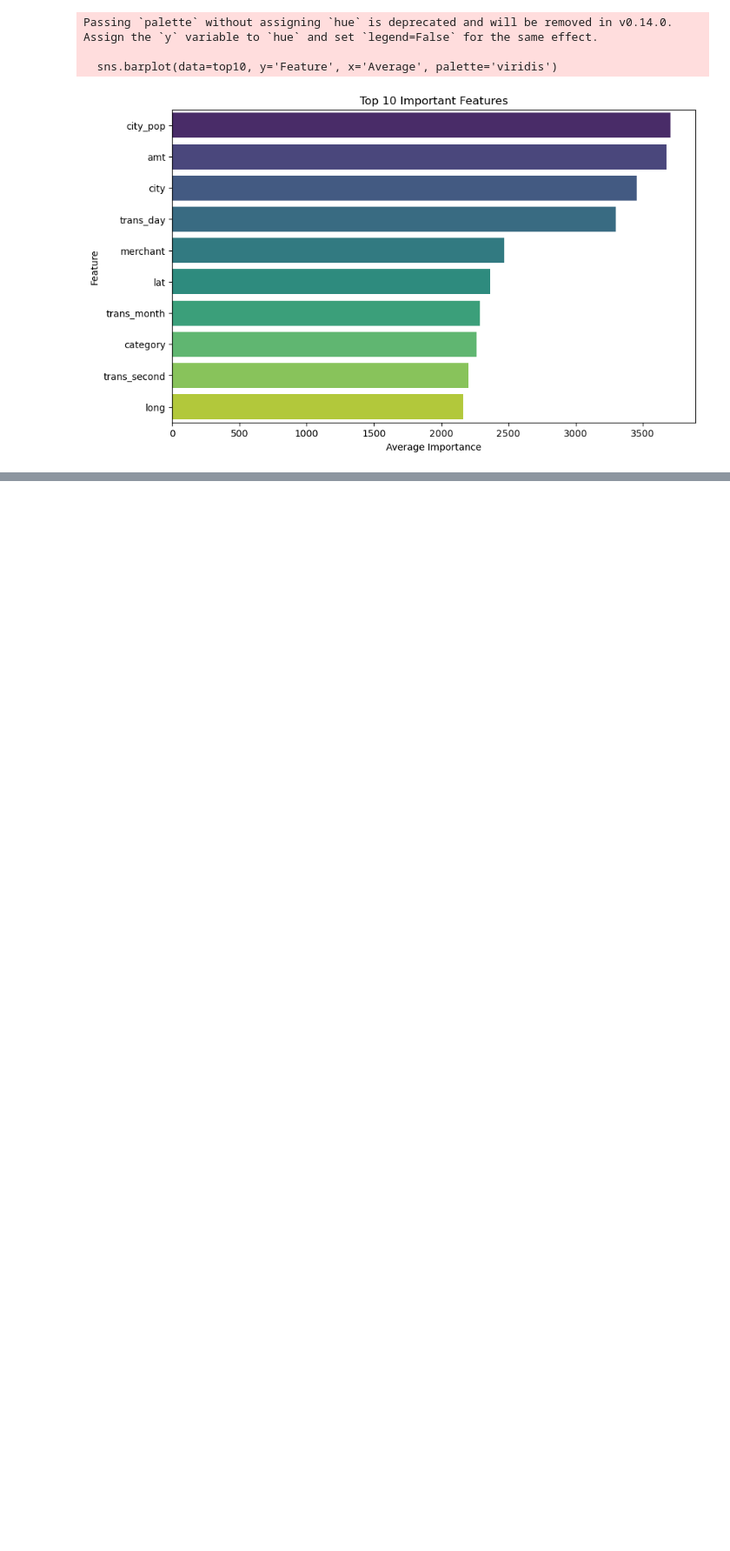
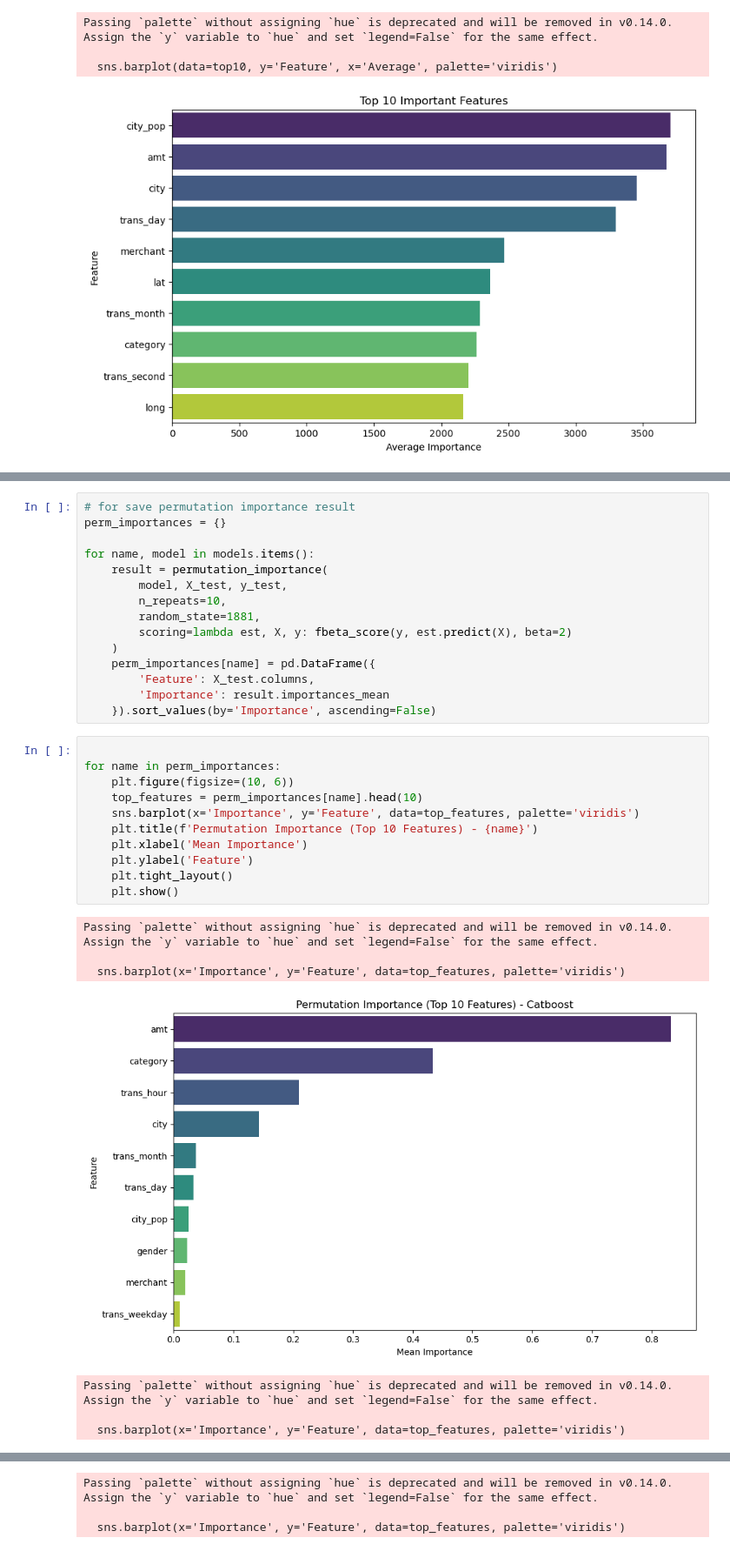
Before and after one commit to 5h4tt3r/creditML, a Jupyter notebook: notebooks/1)Processing+EDA/featureProcessingFraud.ipynb, the cells around one changed output, grey strips where cells are left out. Shown at 87% size. Cells and saved outputs as stored; diff of their text form; blank space fills up the shorter version.

Commit message:
perm_importances

```diff
--- a/notebooks/1)Processing+EDA/featureProcessingFraud.ipynb
+++ b/notebooks/1)Processing+EDA/featureProcessingFraud.ipynb
@@ -408,0 +411,34 @@ Passing `palette` without assigning `hue` is deprecated and will be removed in v
+# %%
+# for save permutation importance result
+perm_importances = {}
+
+for name, model in models.items():
+    result = permutation_importance(
+        model, X_test, y_test,
+        n_repeats=10,
+        random_state=1881,
+        scoring=lambda est, X, y: fbeta_score(y, est.predict(X), beta=2)
+    )
+    perm_importances[name] = pd.DataFrame({
+        'Feature': X_test.columns,
+        'Importance': result.importances_mean
+    }).sort_values(by='Importance', ascending=False)
+# %%
+
+for name in perm_importances:
+    plt.figure(figsize=(10, 6))
+    top_features = perm_importances[name].head(10)
+    sns.barplot(x='Importance', y='Feature', data=top_features, palette='viridis')
+    plt.title(f'Permutation Importance (Top 10 Features) - {name}')
+    plt.xlabel('Mean Importance')
+    plt.ylabel('Feature')
+    plt.tight_layout()
+    plt.show()
+# %% [output]
+Passing `palette` without assigning `hue` is deprecated and will be removed in v0.14.0. Assign the `y` variable to `hue` and set `legend=False` for the same effect.
+
+  sns.barplot(x='Importance', y='Feature', data=top_features, palette='viridis')
+[figure, added]
+Passing `palette` without assigning `hue` is deprecated and will be removed in v0.14.0. Assign the `y` variable to `hue` and set `legend=False` for the same effect.
+
+  sns.barplot(x='Importance', y='Feature', data=top_features, palette='viridis')
@@ -408,0 +446,3 @@ Passing `palette` without assigning `hue` is deprecated and will be removed in v
+Passing `palette` without assigning `hue` is deprecated and will be removed in v0.14.0. Assign the `y` variable to `hue` and set `legend=False` for the same effect.
+
+  sns.barplot(x='Importance', y='Feature', data=top_features, palette='viridis')
```
Also changed, not shown: parts of 2 cells of this notebook.
